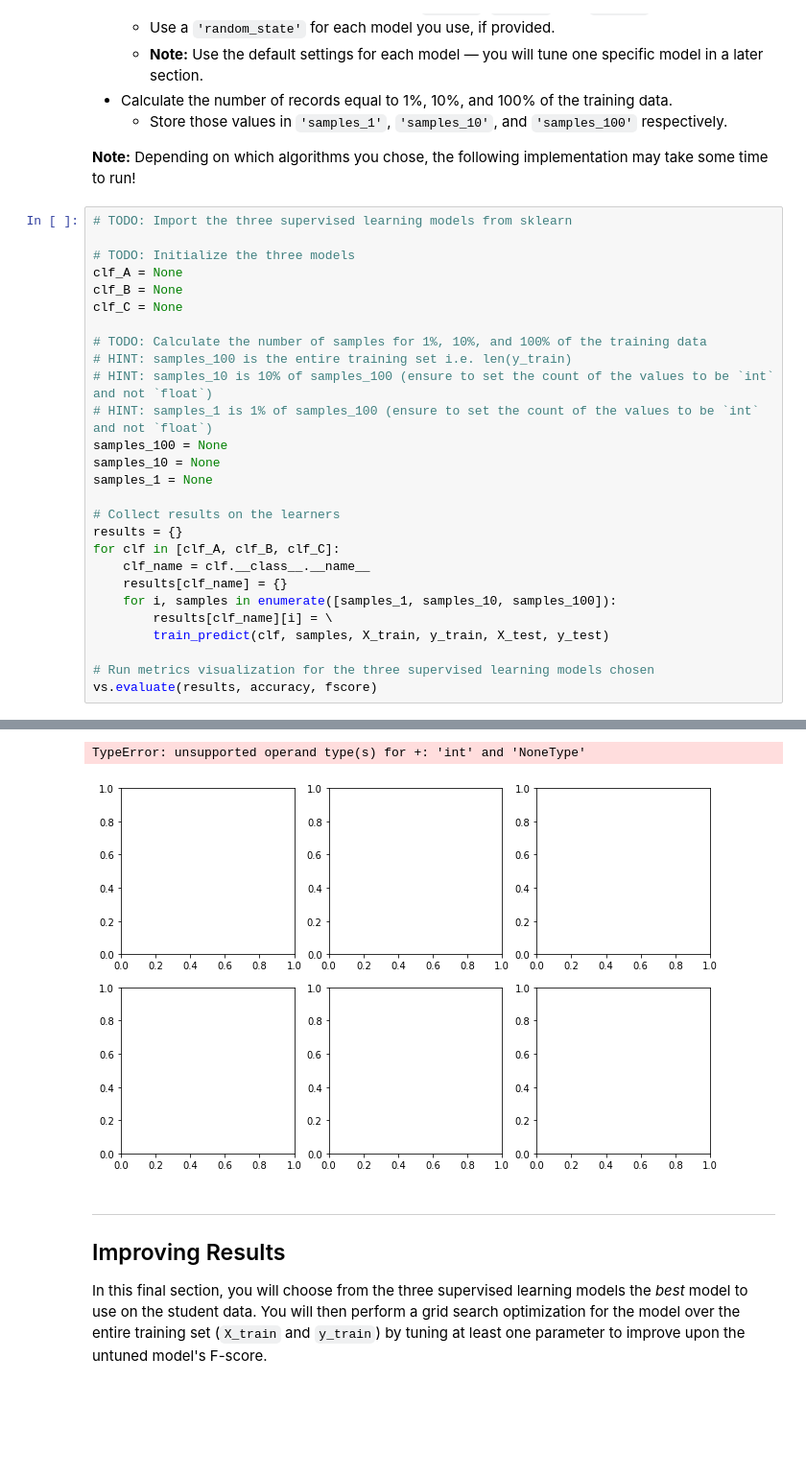
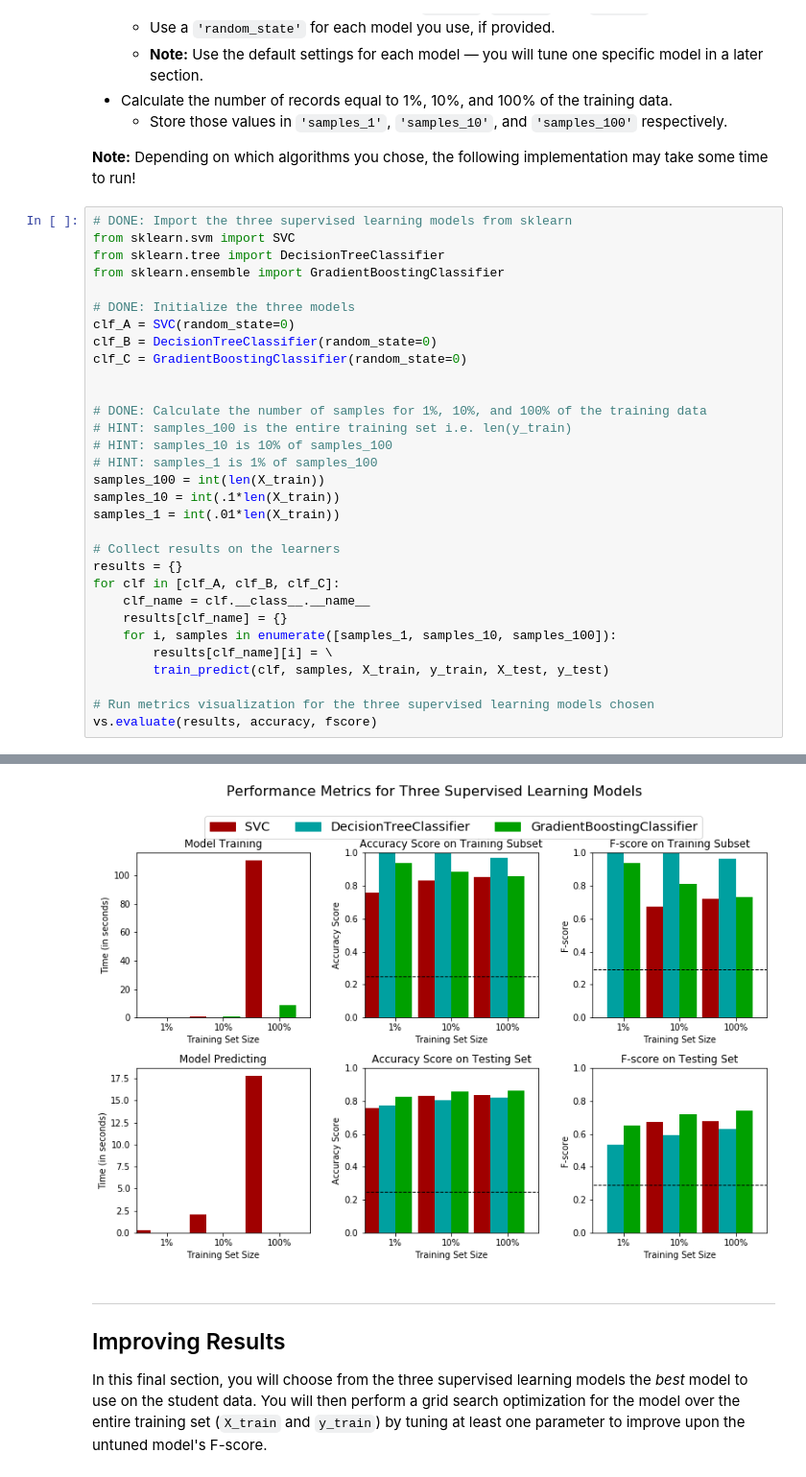
Before and after one commit to cbrands/charityml, a Jupyter notebook: finding_donors.ipynb, the cells around one changed output, grey strips where cells are left out. Shown at 96% size. Cells and saved outputs as stored; diff of their text form; blank space fills up the shorter version.

```diff
--- a/finding_donors.ipynb
+++ b/finding_donors.ipynb
@@ -383,20 +433,24 @@ In the code cell, you will need to implement the following:
 
 **Note:** Depending on which algorithms you chose, the following implementation may take some time to run!
 # %%
-# TODO: Import the three supervised learning models from sklearn
+# DONE: Import the three supervised learning models from sklearn
+from sklearn.svm import SVC
+from sklearn.tree import DecisionTreeClassifier
+from sklearn.ensemble import GradientBoostingClassifier
 
-# TODO: Initialize the three models
-clf_A = None
-clf_B = None
-clf_C = None
+# DONE: Initialize the three models
+clf_A = SVC(random_state=0)
+clf_B = DecisionTreeClassifier(random_state=0)
+clf_C = GradientBoostingClassifier(random_state=0)
 
-# TODO: Calculate the number of samples for 1%, 10%, and 100% of the training data
+
+# DONE: Calculate the number of samples for 1%, 10%, and 100% of the training data
 # HINT: samples_100 is the entire training set i.e. len(y_train)
-# HINT: samples_10 is 10% of samples_100 (ensure to set the count of the values to be `int` and not `float`)
-# HINT: samples_1 is 1% of samples_100 (ensure to set the count of the values to be `int` and not `float`)
-samples_100 = None
-samples_10 = None
-samples_1 = None
+# HINT: samples_10 is 10% of samples_100
+# HINT: samples_1 is 1% of samples_100
+samples_100 = int(len(X_train))
+samples_10 = int(.1*len(X_train))
+samples_1 = int(.01*len(X_train))
 
 # Collect results on the learners
 results = {}
@@ -422,5 +476,4 @@ NoneType trained on None samples.
-TypeError: unsupported operand type(s) for +: 'int' and 'NoneType'
-[figure, old version]
+[figure, new version]
 # %% [markdown]
 ----
 ## Improving Results
```
Also changed, not shown: parts of 5 cells of this notebook.
